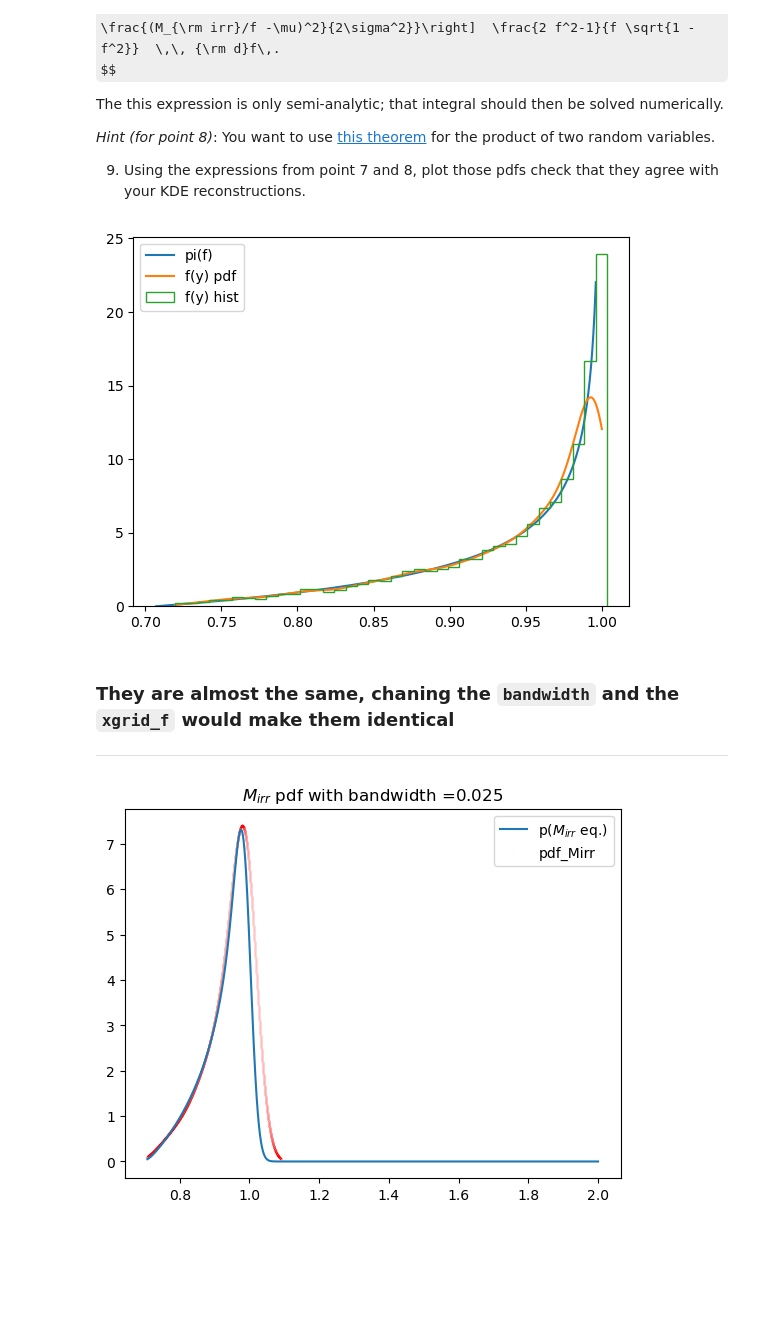
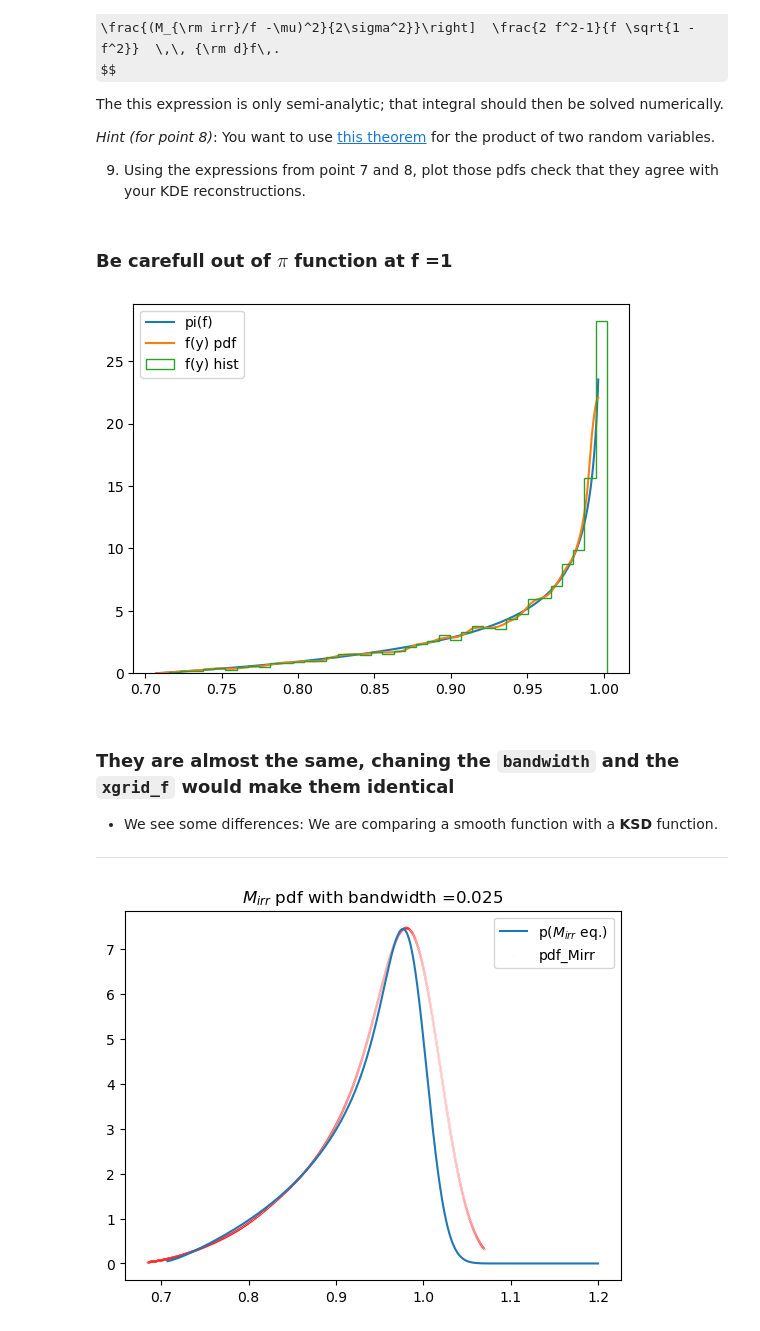
Before and after one commit to DemetryG16/astrostatistics_bicocca_2026, a Jupyter notebook: working/Sol_7.ipynb, the cells around one changed output. Saved outputs shown, nothing was run; the diff lists cells and outputs as text; code cells hidden in the pictures; some formulas as TeX source; blank space fills up the shorter version.

```diff
--- a/working/Sol_7.ipynb
+++ b/working/Sol_7.ipynb
@@ -72,14 +72,14 @@ plt.legend();
 # %%
 xgrid = np.linspace(M_irr.min(), M_irr.max(), N)
 
-def kde_sklearn(data,grids, bandwidth, kernel="gaussian"):
+def kde_sklearn(data,grids, bandwidth, kernel):
     kde_skl = KernelDensity(bandwidth = bandwidth,
                             kernel=kernel)
     kde_skl.fit(data[:, np.newaxis])
     log_pdf = kde_skl.score_samples(grids[:, np.newaxis]) # sklearn returns log(density)
     return np.exp(log_pdf)
 
-pdf_M_irr = kde_sklearn(M_irr, xgrid, 0.015)
+pdf_M_irr = kde_sklearn(M_irr, xgrid, 0.0015, kernel= 'gaussian')
 
 astropy.visualization.hist(M_irr,bins="freedman",density=True,histtype='step', label= 'freedman_bins')
 plt.plot(xgrid,pdf_M_irr, label= 'pdf')
@@ -191,37 +202,40 @@ m = scipy.stats.norm(loc = mu, scale= sigma)
 x = (m.rvs(N))
 
 M_irr = x*f(y)
+# %% [markdown]
+### **Be carefull out of $\pi$ function at f =1**
 # %%
 xmin, xmax = 1/np.sqrt(2) , 1
-xgrid_f = np.linspace(xmin,xmax-0.004,N)
+xgrid_f = np.linspace(xmin,xmax,N)[:-120]
 ff = pi(xgrid_f)
 
-pdf_f = kde_sklearn(f(y), np.sort(f(y)),  0.01) # Remember: the last value is the bandwidth.
+pdf_f = kde_sklearn(f(y), xgrid_f,  0.01, kernel= 'linear') # Remember: the last value is the bandwidth.
 
 
 plt.plot(xgrid_f,ff, label= 'pi(f)')
-plt.plot(np.sort(f(y)),pdf_f , label = 'f(y) pdf')
+plt.plot(xgrid_f,pdf_f , label = 'f(y) pdf')
 astropy.visualization.hist(f(y), bins= 'freedman', histtype='step', label='f(y) hist', density = True)
 plt.legend();
 # %% [output]
-[figure, old version]
+[figure, new version]
 # %% [markdown]
 ### They are almost the same, chaning the `bandwidth` and the `xgrid_f` would make them identical
+* We see some differences: We are comparing a smooth function with a **KSD** function.
 ---
 # %%
-mgrid = np.linspace(xmin,xmax+1,N)
+mgrid = np.linspace(xmin,xmax+0.2,N)
 
 def integ(m):
  return (xmax-xmin)*np.mean(dp(m,sigma,xgrid_f))
 
-bw = 0.025
 p_M = [integ(i) for i in mgrid]
-pdf_M_irr = kde_sklearn(M_irr, xgrid, bw)
 # %%
 
+bw = 0.025
+pdf_M_irr = kde_sklearn(M_irr, xgrid, bw, kernel= 'gaussian')
 plt.plot(mgrid, p_M, label= 'p($M_{irr}$ eq.)')
 plt.scatter(xgrid,pdf_M_irr, s=0.001, alpha=0.5, label= 'pdf_Mirr', color='red')
 plt.title('$M_{irr}$ pdf with bandwidth ='+str(bw))
 plt.legend();
 # %% [output]
-[figure, old version]
+[figure, new version]
```
Also changed, not shown: parts of 6 cells of this notebook, 4 other files.
